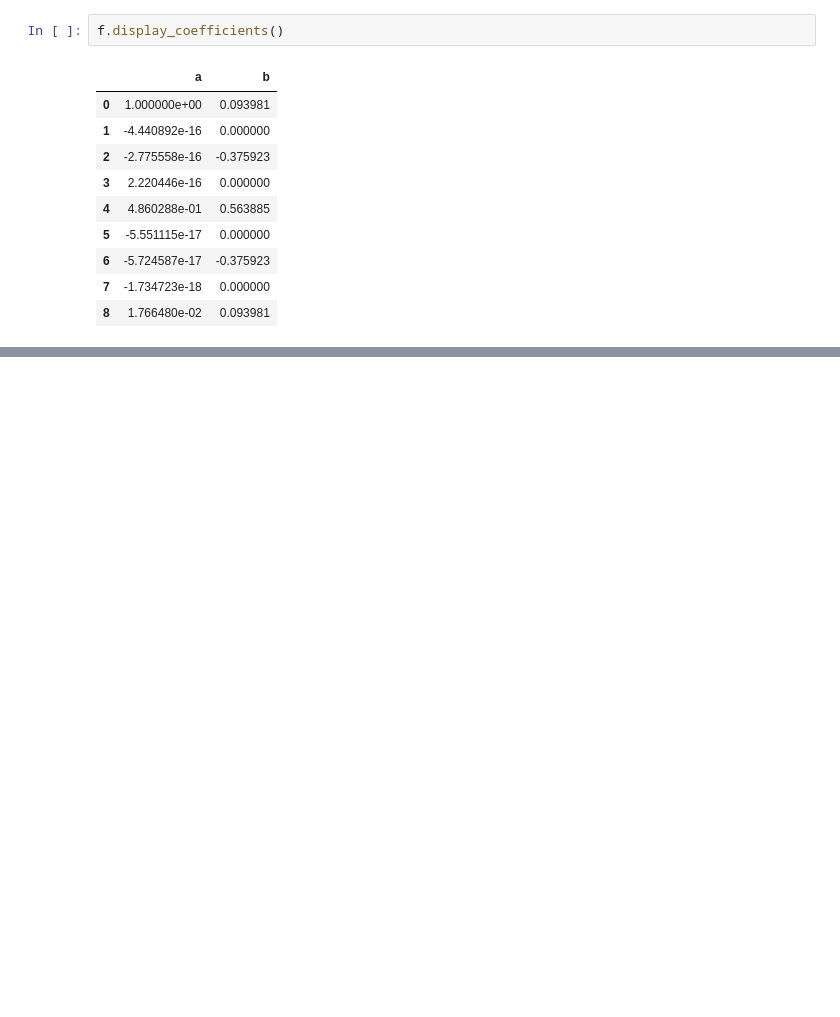
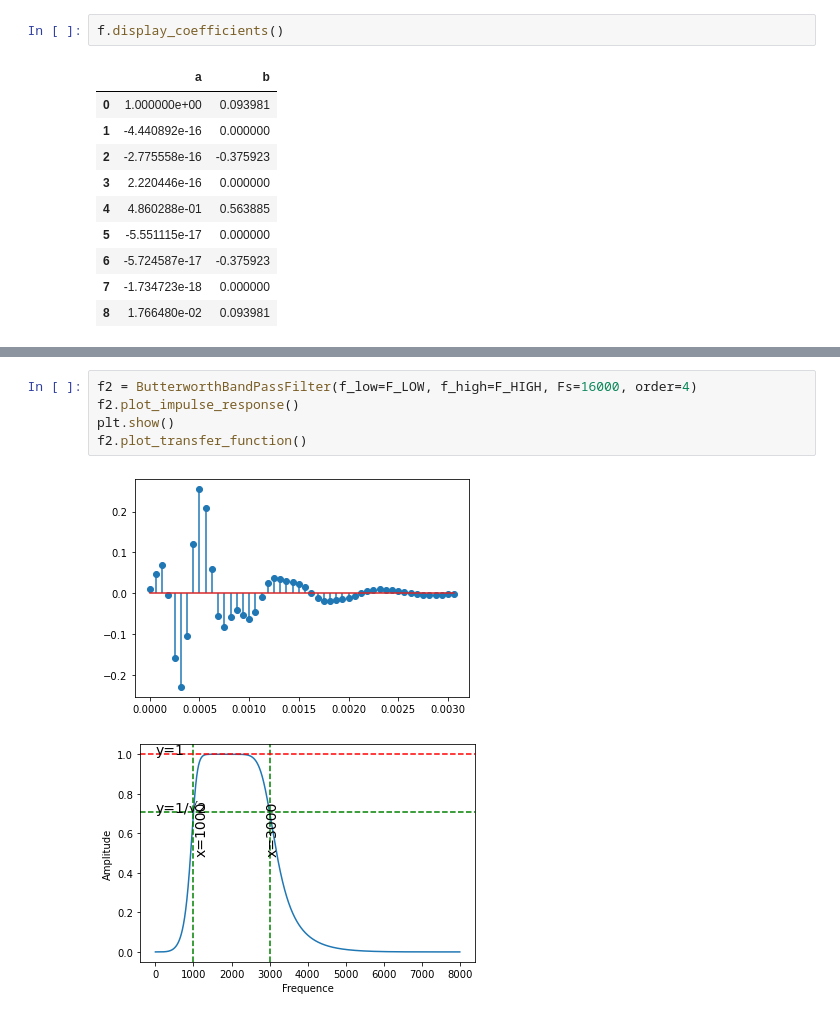
Before and after one commit to ramzibaaguigui/tp_tsg, a Jupyter notebook: notebook/baaguigui_bekkar_tp_tsg.ipynb, the cells around one changed output, grey strips where cells are left out. Cells and saved outputs as stored; diff of their text form; blank space fills up the shorter version.

```diff
--- a/notebook/baaguigui_bekkar_tp_tsg.ipynb
+++ b/notebook/baaguigui_bekkar_tp_tsg.ipynb
@@ -122,0 +147,8 @@ f.display_normalized_freqs()
+# %%
+f2 = ButterworthBandPassFilter(f_low=F_LOW, f_high=F_HIGH, Fs=16000, order=4)
+f2.plot_impulse_response()
+plt.show()
+f2.plot_transfer_function()
+# %% [output]
+[figure, added]
+[figure, added]
```
Also changed, not shown: parts of 8 cells of this notebook.
